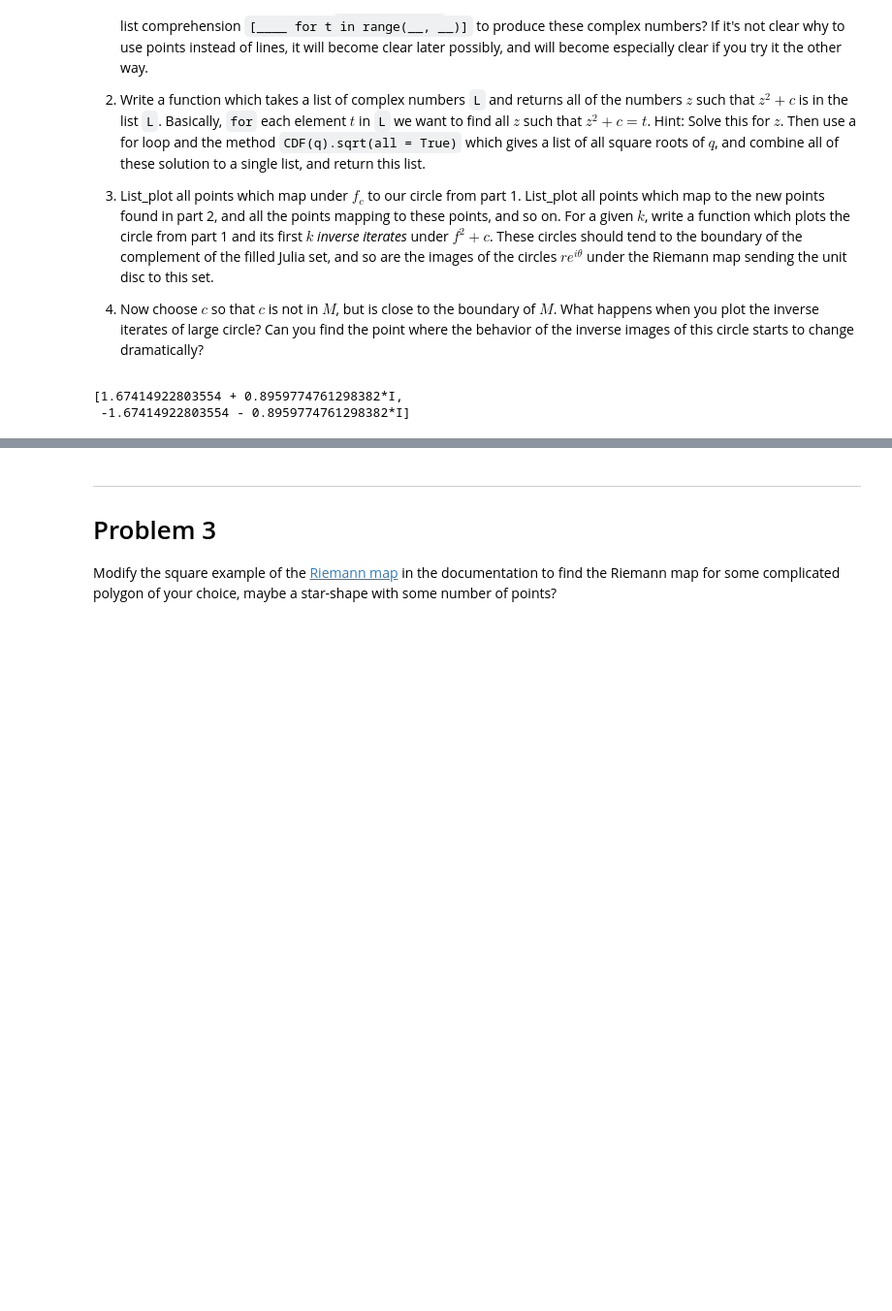
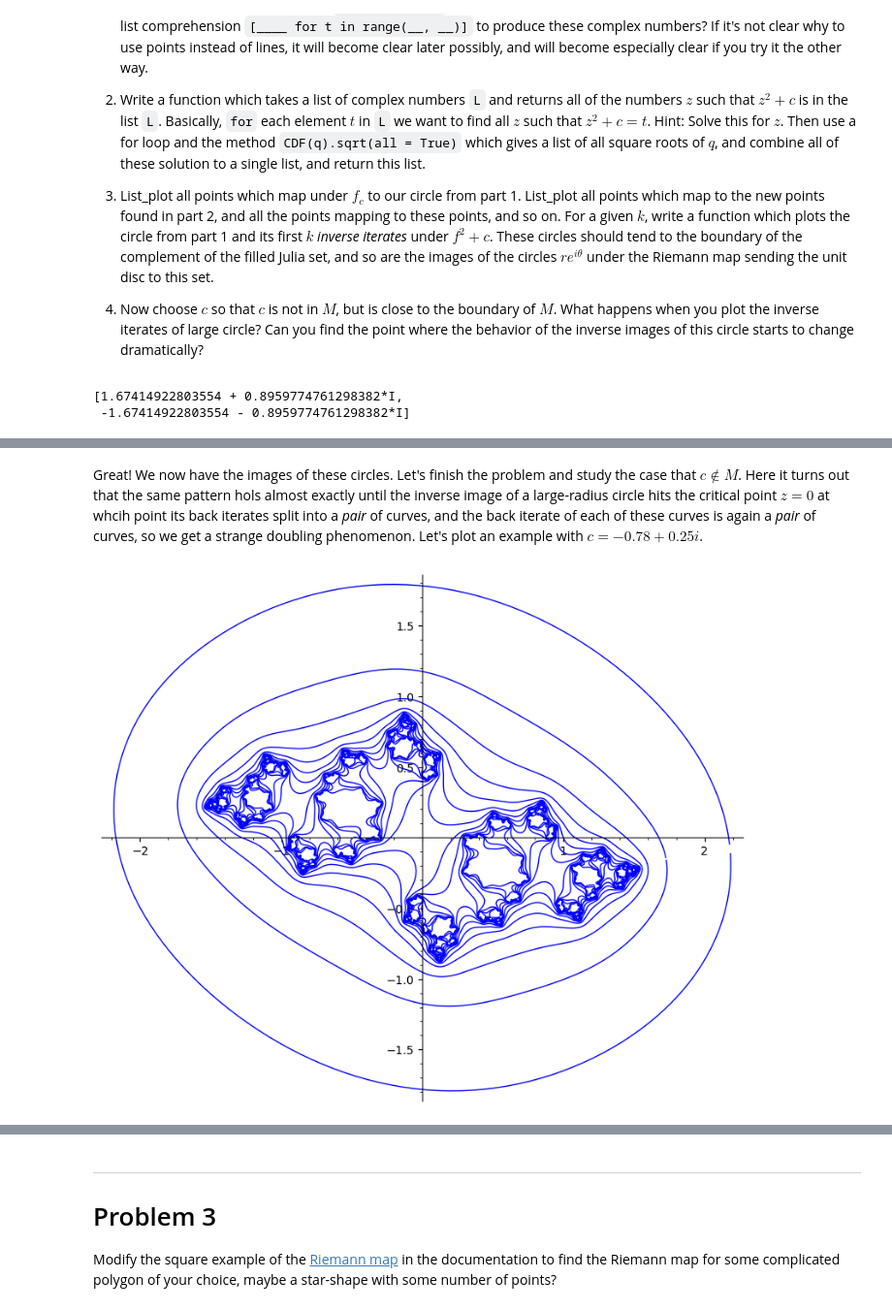
Before and after one commit to sam-dehority/SHPChaoasandFractals2021Spring, a Jupyter notebook: 3-13Problems.ipynb, the cells around one changed output, grey strips where cells are left out. Shown at 97% size. Saved outputs shown, nothing was run; the diff lists cells and outputs as text; code cells hidden in the pictures; blank space fills up the shorter version.

```diff
--- a/3-13Problems.ipynb
+++ b/3-13Problems.ipynb
@@ -39,0 +156,14 @@ z.sqrt(all = True)
+# %% [markdown]
+Great! We now have the images of these circles. Let's finish the problem and study the case that $c \not \in M$. Here it turns out that the same pattern hols almost exactly until the inverse image of a large-radius circle hits the critical point $z = 0$ at whcih point its back iterates split into a *pair* of curves, and the back iterate of each of these curves is again a *pair* of curves, so we get a strange doubling phenomenon. Let's plot an example with $c = -0.78 + 0.25i$.
+# %%
+L = circle_points(num_points = 40)
+c = -0.78 + 0.44*I
+z = var('z')
+
+
+back = back_iterates_n(L, c, 14, tolerance = 0.005)[1:]
+cs = [c for b in back for c in curves(b, tolerance = 0.1)]
+level_plots = [list_plot(a,plotjoined = True) for a in cs]
+show(sum(level_plots), figsize = [8,8], aspect_ratio = 1)
+# %% [output]
+[figure, added]
```
Also changed, not shown: parts of 7 cells of this notebook.
